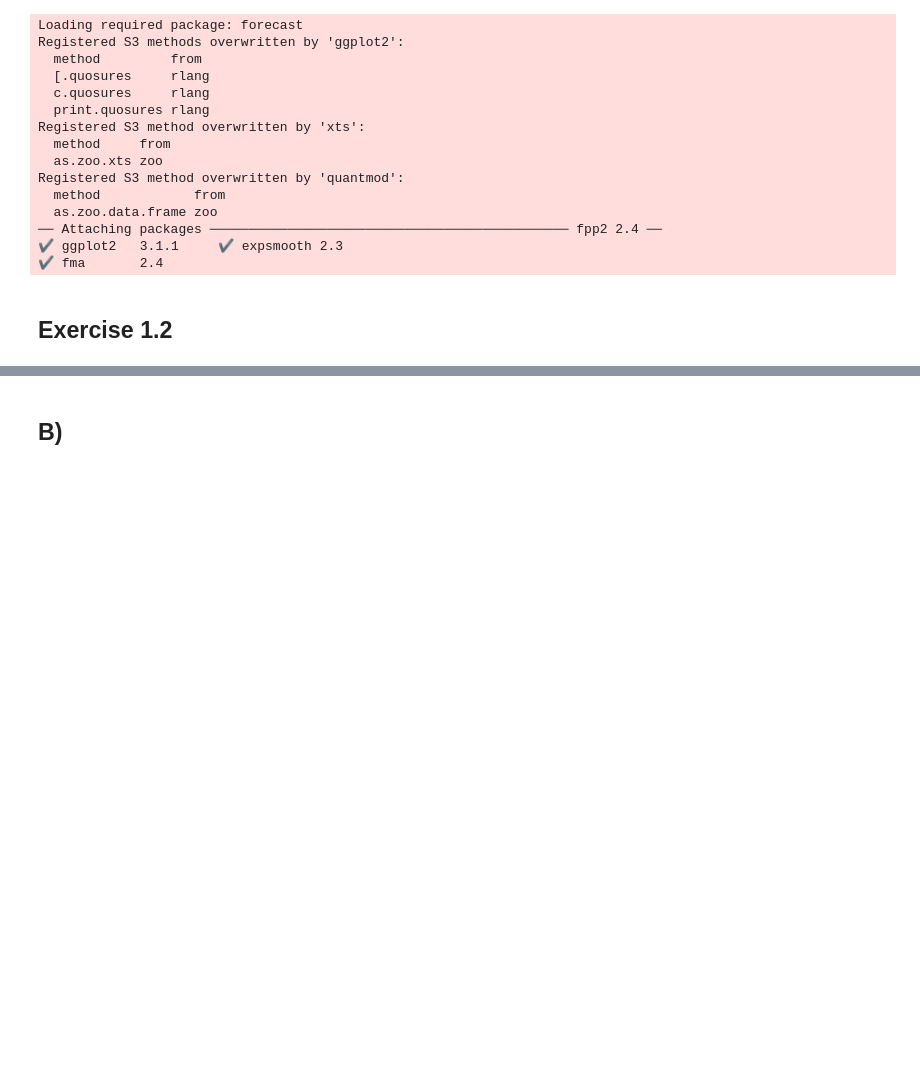
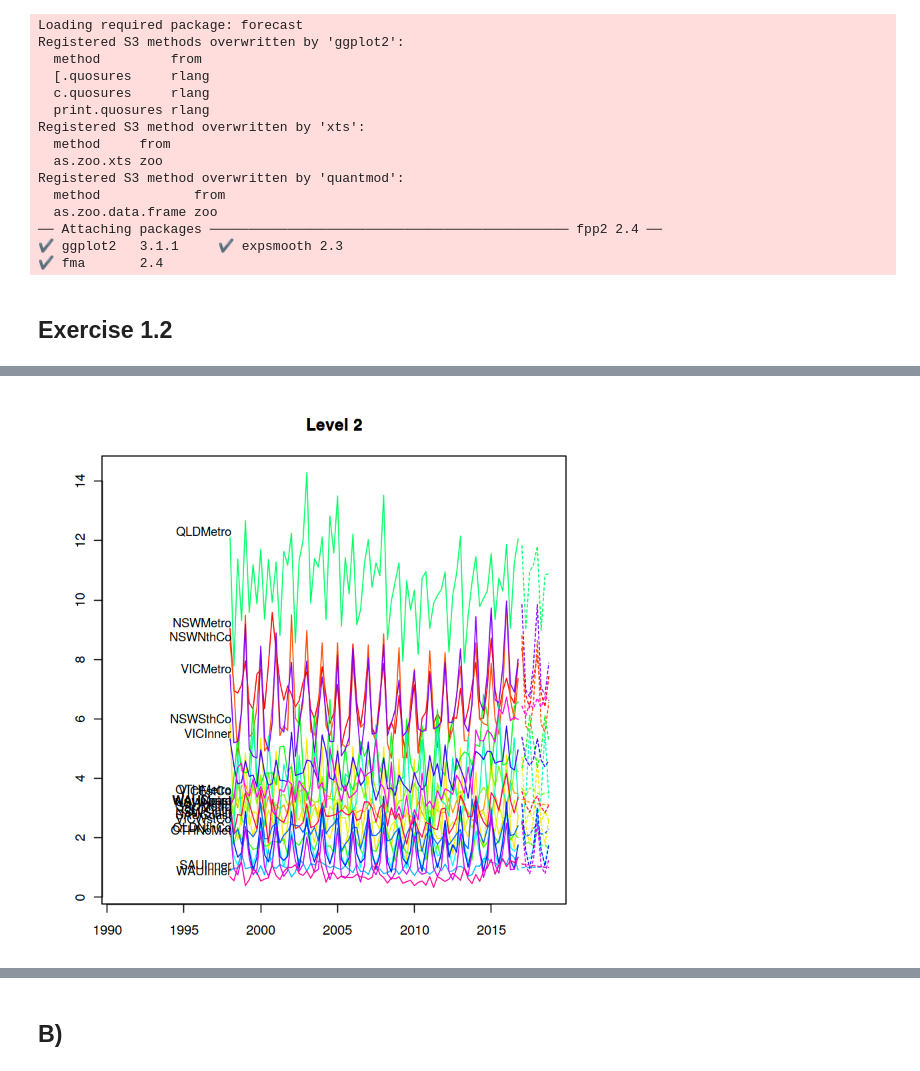
Before and after one commit to mswaringen/uva_afcs, a Jupyter notebook: assignment_2.ipynb, the cells around one changed output, grey strips where cells are left out. Saved outputs shown, nothing was run; the diff lists cells and outputs as text; code cells hidden in the pictures; blank space fills up the shorter version.

```diff
--- a/assignment_2.ipynb
+++ b/assignment_2.ipynb
@@ -36,0 +49,5 @@ tourism.hts %>% aggts(levels=0:1) %>%
+# %%
+plot(fcast_bu, levels = 2)
+title(main = "Level 2")
+# %% [output]
+[figure, added]
```
Also changed, not shown: parts of 33 cells of this notebook, 1 other file.
